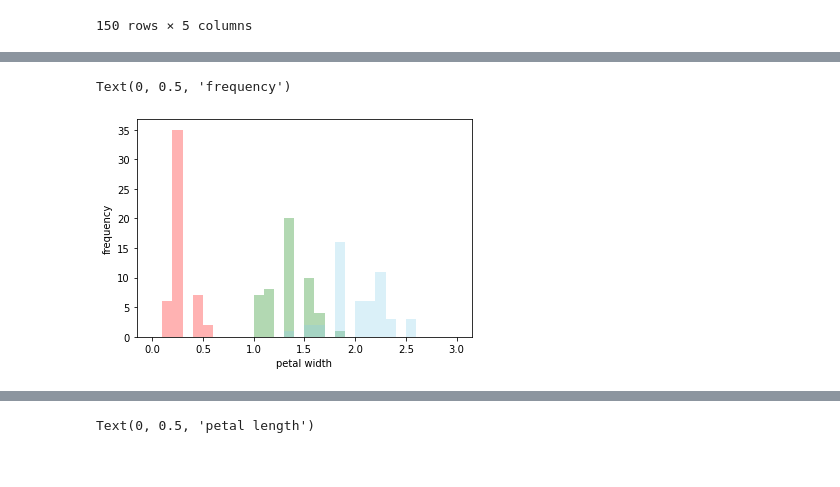
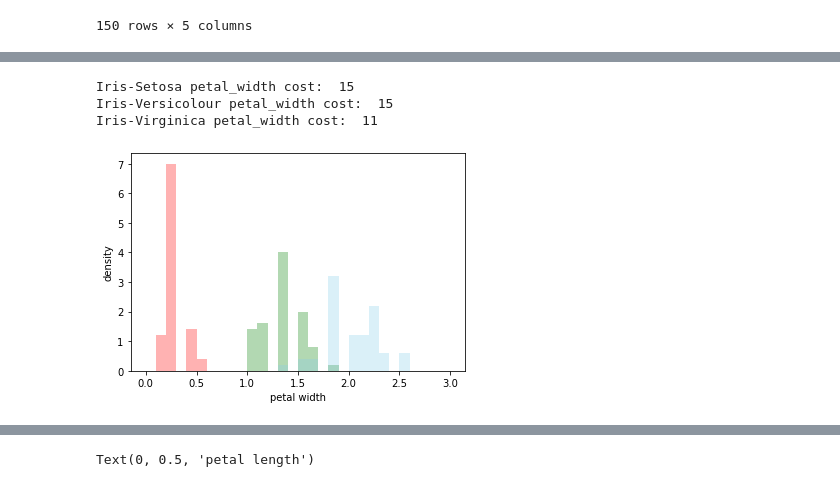
Before and after one commit to jiyuninha/ai_probability, a Jupyter notebook: data_histogram.ipynb, the cells around one changed output, grey strips where cells are left out. Drawn from its saved outputs; the diff is of its cells as text; code cells hidden in the pictures.

```diff
--- a/data_histogram.ipynb
+++ b/data_histogram.ipynb
@@ -76,16 +235,58 @@ Text(0, 0.5, 'frequency')
 # %%
 #B question1: row(petal width) col(count)
-plen_seto = seto[['p_wid']]
-plen_ver = ver[['p_wid']]
-plen_vir = vir[['p_wid']]
-plt.hist(plen_seto, bins=30,range=(0,3), color='red',alpha=0.3)
-plt.hist(plen_ver, bins=30, range=(0,3),color='green',alpha=0.3)
-plt.hist(plen_vir, bins=30, range=(0,3),color='skyblue',alpha=0.3)
+pwid_seto = seto[['p_wid']]
+pwid_ver = ver[['p_wid']]
+pwid_vir = vir[['p_wid']]
+plt.hist(pwid_seto, bins=30,range=(0,3), density=True,color='red',alpha=0.3)
+plt.hist(pwid_ver, bins=30, range=(0,3),density=True,color='green',alpha=0.3)
+plt.hist(pwid_vir, bins=30, range=(0,3),density=True,color='skyblue',alpha=0.3)
 plt.xlabel('petal width')
-plt.ylabel('frequency')
+plt.ylabel('density')
+
+#for i in slen_ver:
+seto_u=pwid_seto.mean()
+#print(u)
+seto_sigma=math.sqrt(pwid_seto.var())
+seto_pre=seto_u-seto_sigma
+seto_back=seto_u+seto_sigma
+seto_cnt=0
+
+for i in pwid_seto['p_wid']:
+    if (i<seto_pre).bool():
+        seto_cnt+=1
+    elif (i>seto_back).bool():
+        seto_cnt+=1
+print("Iris-Setosa petal_width cost: ", seto_cnt)
+
+ver_u=pwid_ver.mean()
+ver_sigma=math.sqrt(pwid_ver.var())
+ver_pre=ver_u-ver_sigma
+ver_back=ver_u+ver_sigma
+ver_cnt=0
+for i in pwid_ver['p_wid']:
+    if (i<ver_pre).bool():
+        ver_cnt+=1
+    elif (i>ver_back).bool():
+        ver_cnt+=1
+print("Iris-Versicolour petal_width cost: ", ver_cnt)
+
+
+vir_u=pwid_vir.mean()
+vir_sigma=math.sqrt(pwid_vir.var())
+vir_pre=vir_u-vir_sigma
+vir_back=vir_u+vir_sigma
+vir_cnt=0
+for i in pwid_vir['p_wid']:
+    if (i<vir_pre).bool():
+        vir_cnt+=1
+    elif (i>vir_back).bool():
+        vir_cnt+=1
+print("Iris-Virginica petal_width cost: ", vir_cnt)
 # %% [output]
-Text(0, 0.5, 'frequency')
+Iris-Setosa petal_width cost:  15
+Iris-Versicolour petal_width cost:  15
+Iris-Virginica petal_width cost:  11
-[figure, old version]
+[figure, new version]
 # %%
 #B question2) (1) sepal length, sepal width
 x_seto1 = seto[['s_len']]
```
Also changed, not shown: parts of 15 cells of this notebook.
